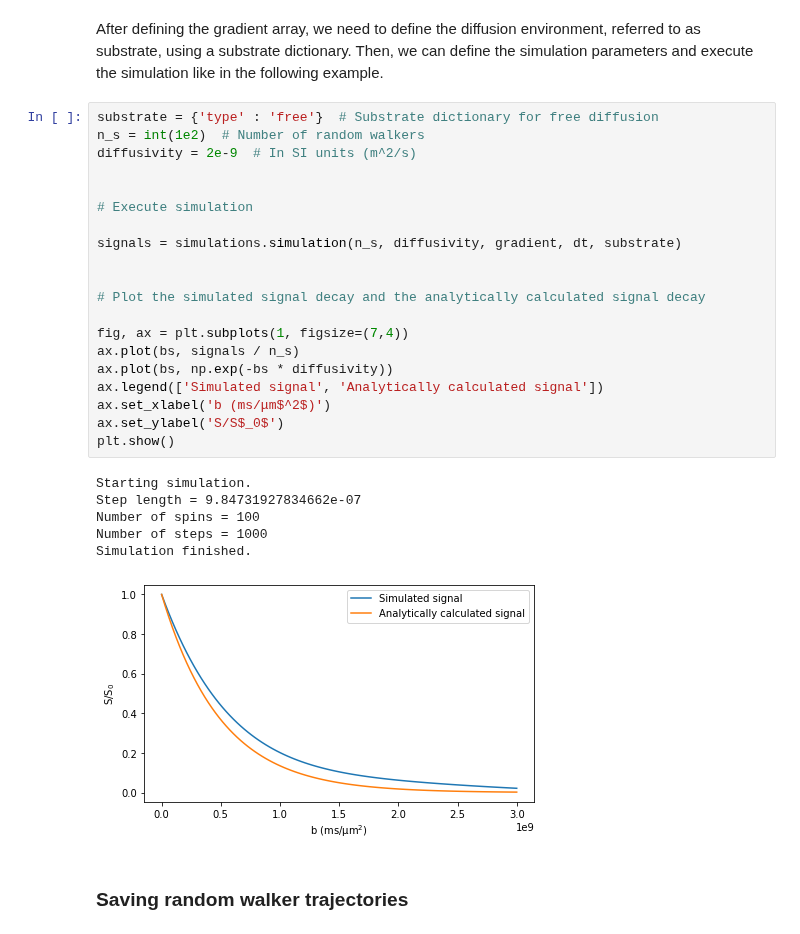
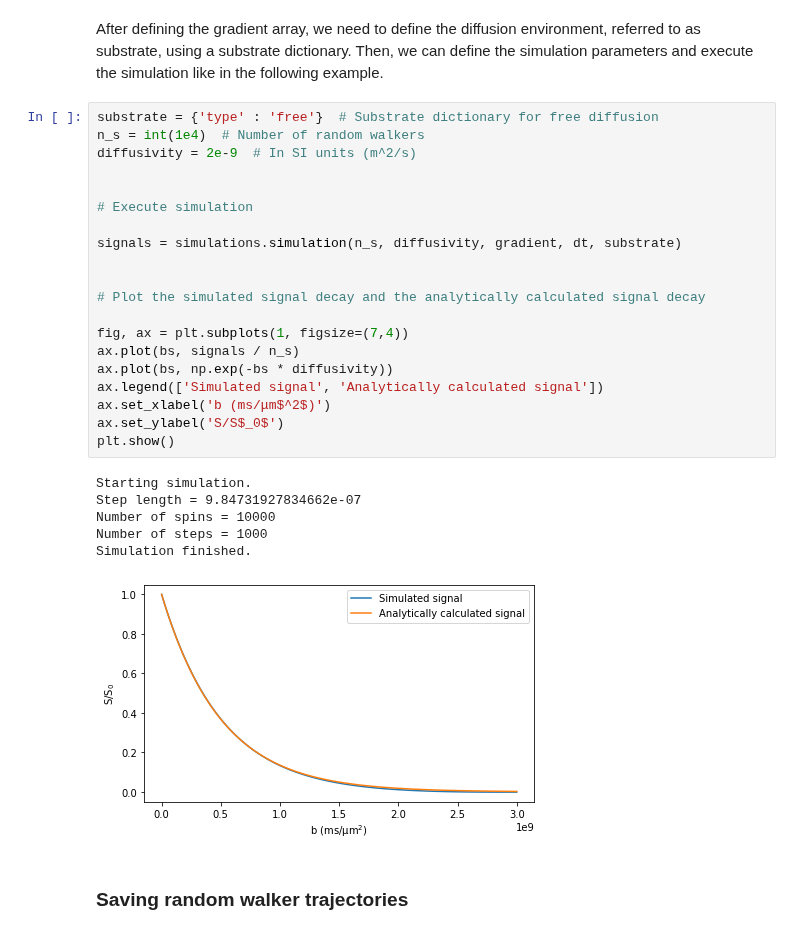
Before and after one commit to kerkelae/disimpy, a Jupyter notebook: docs/source/tutorial.ipynb, the cells around one changed output. Saved outputs shown, nothing was run; the diff lists cells and outputs as text.

```diff
--- a/docs/source/tutorial.ipynb
+++ b/docs/source/tutorial.ipynb
@@ -51,31 +51,31 @@ plt.show()
 After defining the gradient array, we need to define the diffusion environment, referred to as substrate, using a substrate dictionary. Then, we can define the simulation parameters and execute the simulation like in the following example.
 # %%
 substrate = {'type' : 'free'}  # Substrate dictionary for free diffusion
-n_s = int(1e2)  # Number of random walkers
+n_s = int(1e4)  # Number of random walkers
 diffusivity = 2e-9  # In SI units (m^2/s)
 
 
 # Execute simulation
 
 signals = simulations.simulation(n_s, diffusivity, gradient, dt, substrate)
 
 
 # Plot the simulated signal decay and the analytically calculated signal decay
 
 fig, ax = plt.subplots(1, figsize=(7,4))
 ax.plot(bs, signals / n_s)
 ax.plot(bs, np.exp(-bs * diffusivity))
 ax.legend(['Simulated signal', 'Analytically calculated signal'])
 ax.set_xlabel('b (ms/μm$^2$)')
 ax.set_ylabel('S/S$_0$')
 plt.show()
 # %% [output]
 Starting simulation.
 Step length = 9.84731927834662e-07
-Number of spins = 100
+Number of spins = 10000
 Number of steps = 1000
 Simulation finished.
-[figure, old version]
+[figure, new version]
 # %% [markdown]
 ### Saving random walker trajectories
 # %% [markdown]
```
